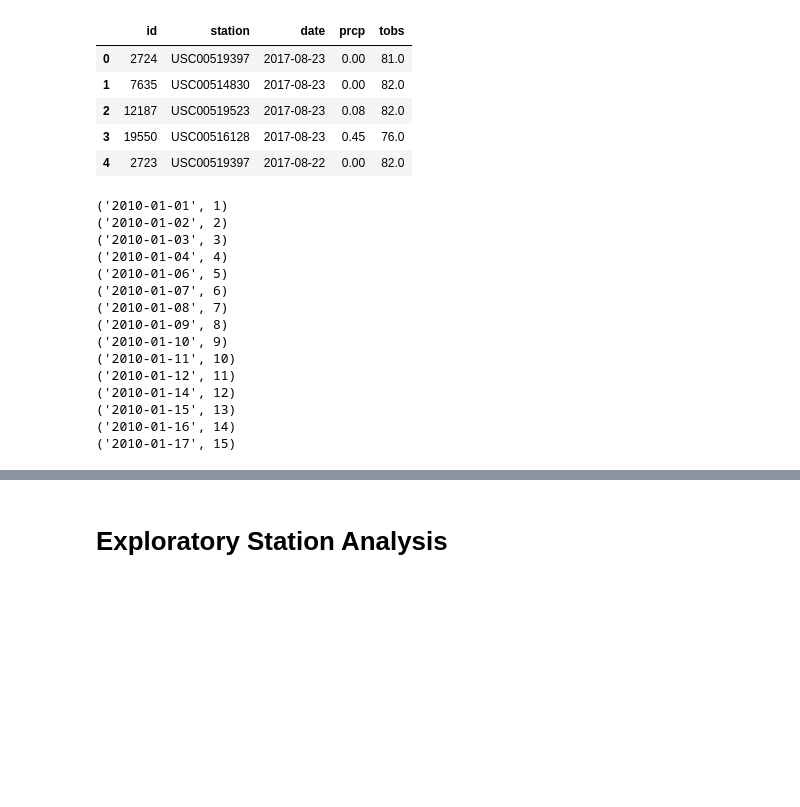
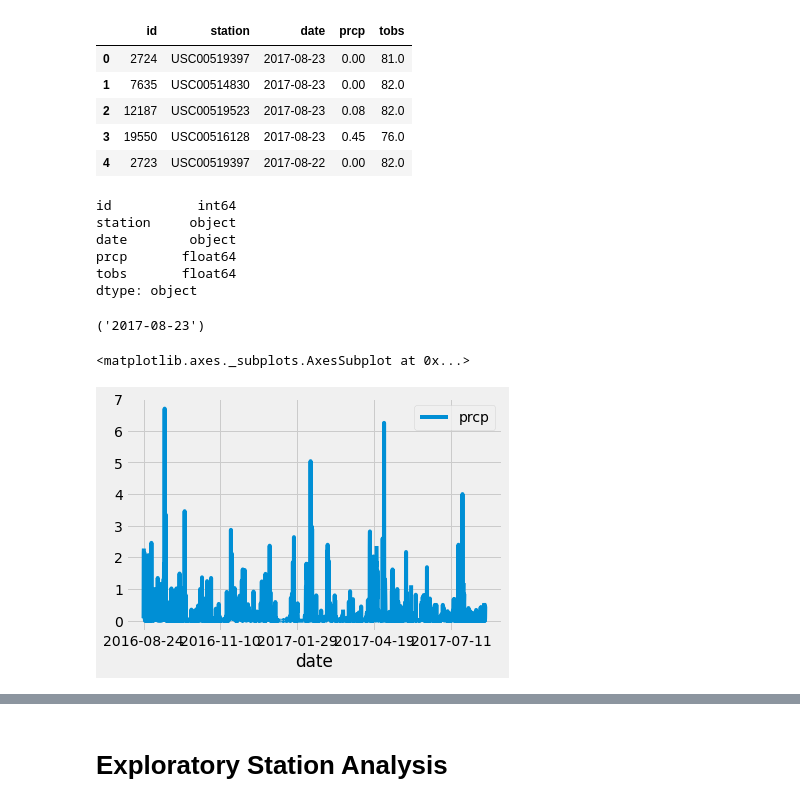
Before and after one commit to eclevela-1234/sqlalchemy-challenge, a Jupyter notebook: eliot_climate_starter.ipynb, the cells around one changed output, grey strips where cells are left out. Drawn from its saved outputs; the diff is of its cells as text; code cells hidden in the pictures; blank space fills up the shorter version.

```diff
--- a/eliot_climate_starter.ipynb
+++ b/eliot_climate_starter.ipynb
@@ -84,24 +97,3 @@ recent_dates.head()
 | 2 | 12187 | USC00519523 | 2017-08-23 | 0.08 | 82.0 |
 | 3 | 19550 | USC00516128 | 2017-08-23 | 0.45 | 76.0 |
 | 4 | 2723 | USC00519397 | 2017-08-22 | 0.00 | 82.0 |
-# %%
-Dates = session.query(Measurement.date, Measurement.id).limit(15).all()
-
-for date in Dates:
-    print(date)
-# %% [output]
-('2010-01-01', 1)
-('2010-01-02', 2)
-('2010-01-03', 3)
-('2010-01-04', 4)
-('2010-01-06', 5)
-('2010-01-07', 6)
-('2010-01-08', 7)
-('2010-01-09', 8)
-('2010-01-10', 9)
-('2010-01-11', 10)
-('2010-01-12', 11)
-('2010-01-14', 12)
-('2010-01-15', 13)
-('2010-01-16', 14)
-('2010-01-17', 15)
@@ -107,0 +102,9 @@ for date in Dates:
+# %%
+Measurement_DF
+# %% [output]
+id           int64
+station     object
+date        object
+prcp       float64
+tobs       float64
+dtype: object
@@ -108,19 +114,29 @@ for date in Dates:
+# %%
+last_date = session.query(Measurement.date).order_by(Measurement.date.desc()).first()
+last_date
+# %% [output]
+('2017-08-23')
 # %%
-# Design a query to retrieve the last 12 months of precipitation data and plot the results.
-# Starting from the most recent data point in the database.
-
 # Calculate the date one year from the last date in data set.
-
+# 2016-08-23
 
 # Perform a query to retrieve the data and precipitation scores
-
+year_data = session.query(Measurement.date, Measurement.prcp).\
+    filter(Measurement.date > '2016-08-23').\
+    order_by(Measurement.date).all()
 
 # Save the query results as a Pandas DataFrame and set the index to the date column
-
+Year_data_DF = pd.DataFrame(data=year_data)
 
 # Sort the dataframe by date
-
+Year_data_DF.set_index('date', inplace=True)
+Year_data_DF
 
 # Use Pandas Plotting with Matplotlib to plot the data
+
+Year_data_DF.plot()
+# %% [output]
+<matplotlib.axes._subplots.AxesSubplot at 0x...>
+[figure, added]
 # %%
 # Use Pandas to calcualte the summary statistics for the precipitation data
```
Also changed, not shown: parts of 4 cells of this notebook.
